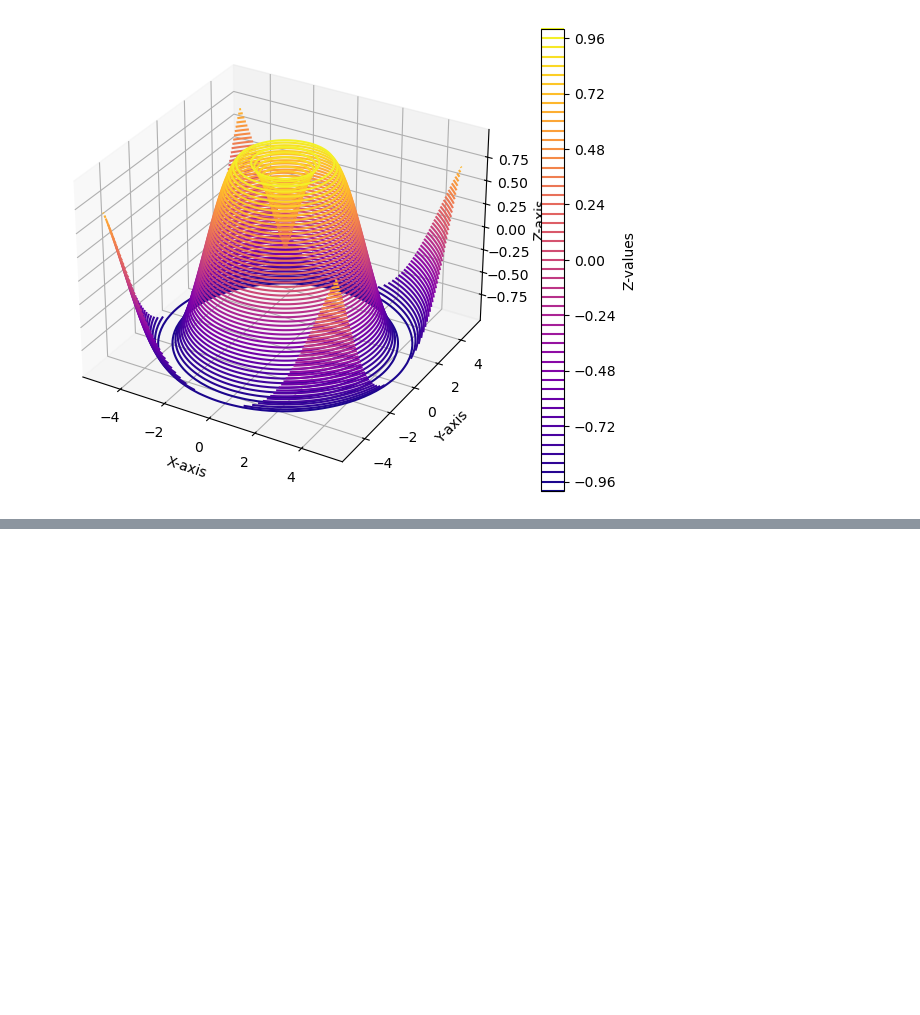
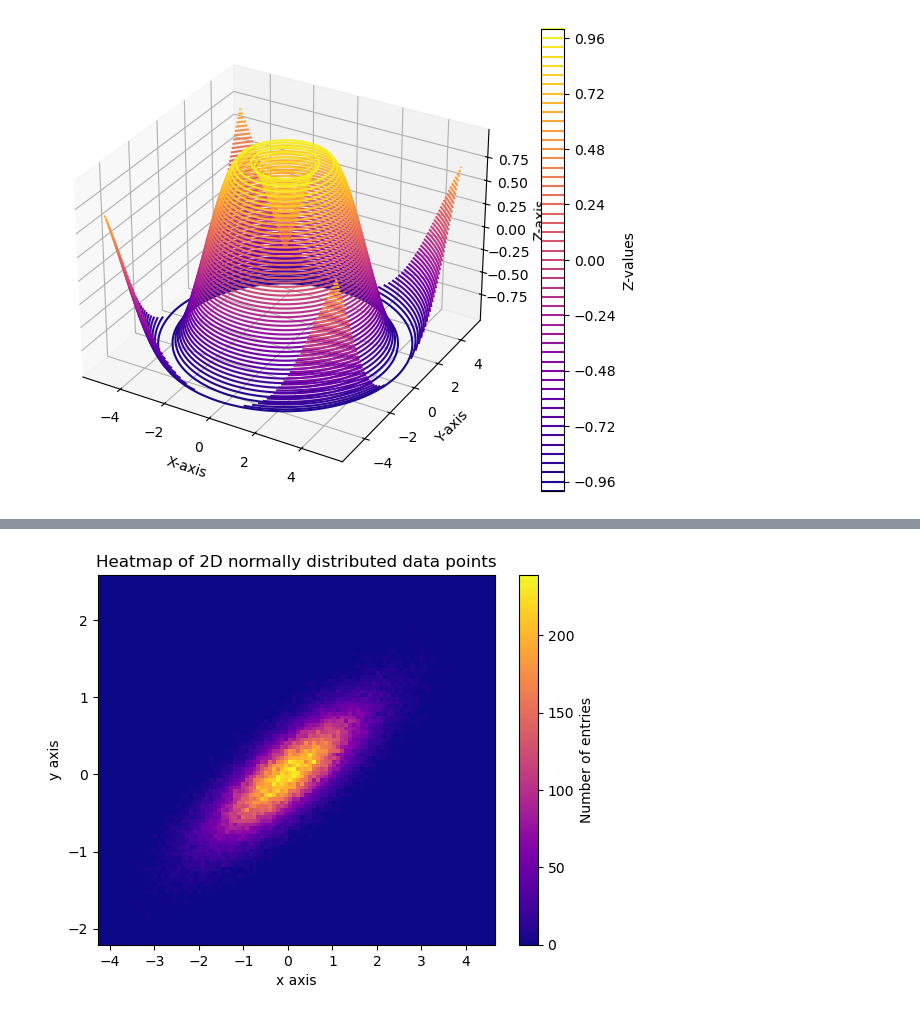
Before and after one commit to Amoako419/ML_, a Jupyter notebook: data_visualizations.ipynb, the cells around one changed output, grey strips where cells are left out. Cells and saved outputs as stored; diff of their text form; code cells hidden in the pictures; blank space fills up the shorter version.

```diff
--- a/data_visualizations.ipynb
+++ b/data_visualizations.ipynb
@@ -23,0 +38,32 @@ plt.show()
+# %%
+import numpy as np
+import matplotlib
+import matplotlib.pyplot as plt
+# Define numbers of generated data points and bins per axis.
+N_numbers = 100000
+N_bins = 100
+# set random seed
+np.random.seed(0)
+# Generate 2D normally distributed numbers.
+x, y = np.random.multivariate_normal(
+mean=[0.0, 0.0],
+cov=[[1.0, 0.4],
+     [0.4, 0.25]],
+size=N_numbers
+).T
+# mean
+# covariance matrix
+# transpose to get columns
+# Construct 2D histogram from data using the 'plasma' colormap
+plt.hist2d(x, y, bins = N_bins, cmap='plasma')
+# Plot a colorbar with label.
+cb = plt.colorbar()
+cb.set_label('Number of entries')
+# Add title and labels to plot.
+plt.title('Heatmap of 2D normally distributed data points')
+plt.xlabel('x axis')
+plt.ylabel('y axis')
+# Show the plot.
+plt.show()
+# %% [output]
+[figure, added]
```
Also changed, not shown: parts of 6 cells of this notebook.
